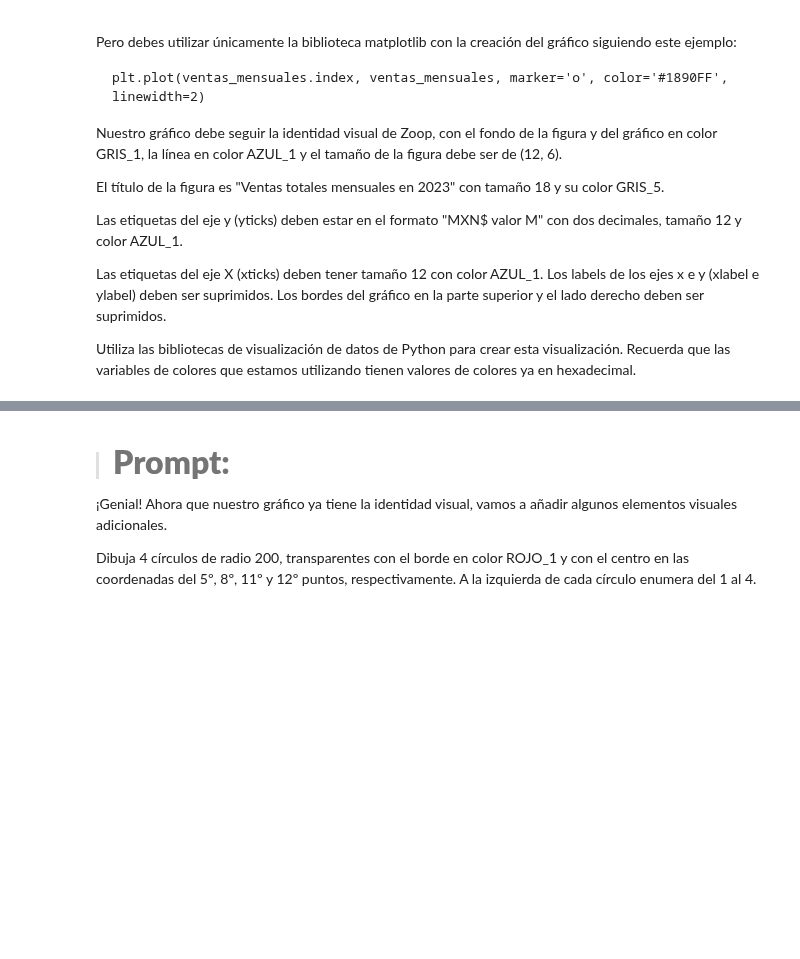
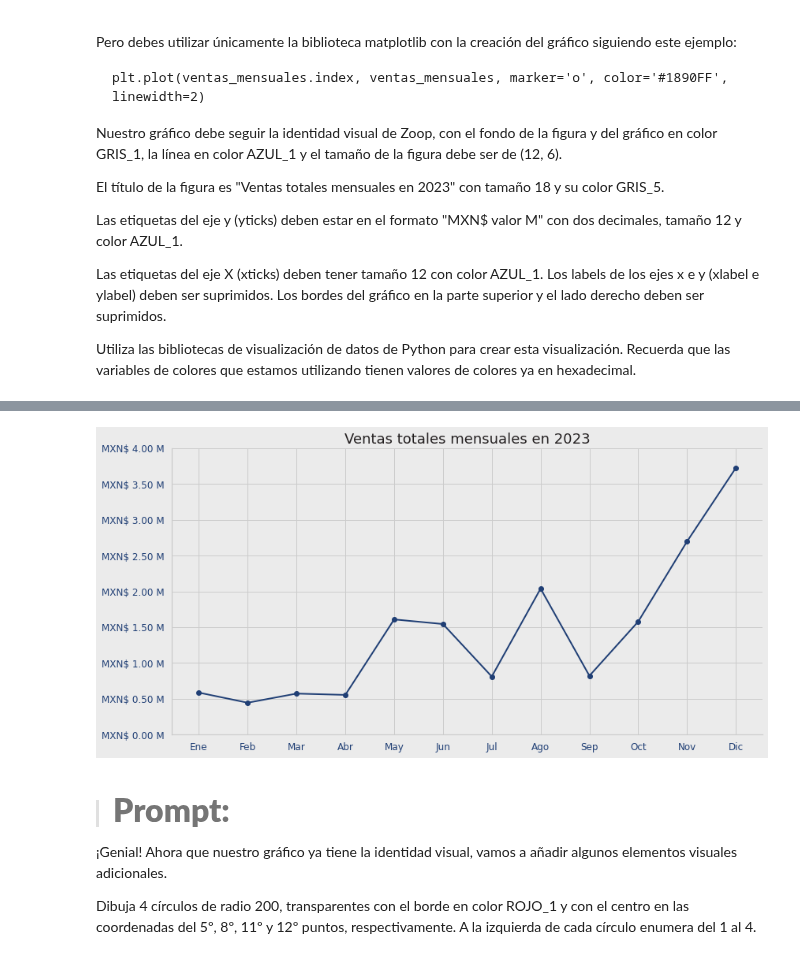
Before and after one commit to jbernalg/ALURA_Data_Science, a Jupyter notebook: ETL/ChatGPT/IA_aplicada_a_ciencia_de_datos.ipynb, the cells around one changed output, grey strips where cells are left out. Drawn from its saved outputs; the diff is of its cells as text; code cells hidden in the pictures; blank space fills up the shorter version.

```diff
--- a/ETL/ChatGPT/IA_aplicada_a_ciencia_de_datos.ipynb
+++ b/ETL/ChatGPT/IA_aplicada_a_ciencia_de_datos.ipynb
@@ -1342,3 +1342,20 @@ Las etiquetas del eje y (yticks) deben estar en el formato "MXN$ valor M" con do
 Las etiquetas del eje X (xticks) deben tener tamaño 12 con color AZUL_1. Los labels de los ejes x e y (xlabel e ylabel) deben ser suprimidos. Los bordes del gráfico en la parte superior y el lado derecho deben ser suprimidos.
 
 Utiliza las bibliotecas de visualización de datos de Python para crear esta visualización. Recuerda que las variables de colores que estamos utilizando tienen valores de colores ya en hexadecimal.
+# %%
+# Diccionario de traducción de meses
+meses = {
+    'January': 'Ene', 'February': 'Feb', 'March': 'Mar', 'April': 'Abr',
+    'May': 'May', 'June': 'Jun', 'July': 'Jul', 'August': 'Ago',
+    'September': 'Sep', 'October': 'Oct', 'November': 'Nov', 'December': 'Dic'
+}
+
+# Extraer nombre del mes
+df['mes'] = df['fecha'].dt.strftime('%B')
+
+# Agrupar por nombre del mes y sumar facturación
+ventas_mensuales = df.groupby('mes')['facturacion'].sum().reindex(meses.keys())
+
+# Reindexar con nombres traducidos para mostrar en el eje X
+ventas_mensuales.index = [meses[mes] for mes in ventas_mensuales.index]
+ventas_mensuales
@@ -1345,3 +1376,37 @@ Utiliza las bibliotecas de visualización de datos de Python para crear esta vis
+# %%
+# Crear figura y aplicar estilos
+fig, ax = plt.subplots(figsize=(12, 6))
+fig.patch.set_facecolor(GRIS_1)
+ax.set_facecolor(GRIS_1)
+
+# Dibujar la línea
+ax.plot(ventas_mensuales.index, ventas_mensuales.values, marker='o', color=AZUL_1, linewidth=2)
+
+# Título
+ax.set_title('Ventas totales mensuales en 2023', fontsize=18, color=GRIS_5)
+
+# Eje X
+ax.set_xticklabels(ventas_mensuales.index, fontsize=12, color=AZUL_1)
+
+# Eje Y: formato MXN$ x.xx M
+ax.set_yticks(ax.get_yticks())  # conservar escala automática
+ax.set_yticklabels(
+    [f'MXN$ {y/1e6:.2f} M' for y in ax.get_yticks()],
+    fontsize=12, color=AZUL_1
+)
+
+# Suprimir etiquetas de ejes
+ax.set_xlabel('')
+ax.set_ylabel('')
+
+# Quitar bordes superior y derecho
+ax.spines['top'].set_visible(False)
+ax.spines['right'].set_visible(False)
+
+plt.tight_layout()
+plt.show()
+# %% [output]
+[figure, added]
 # %% [markdown]
 > #### <strong><font color="7b71ff" size =6>Prompt:</font></strong>
 
```
Also changed, not shown: parts of 2 cells of this notebook.
